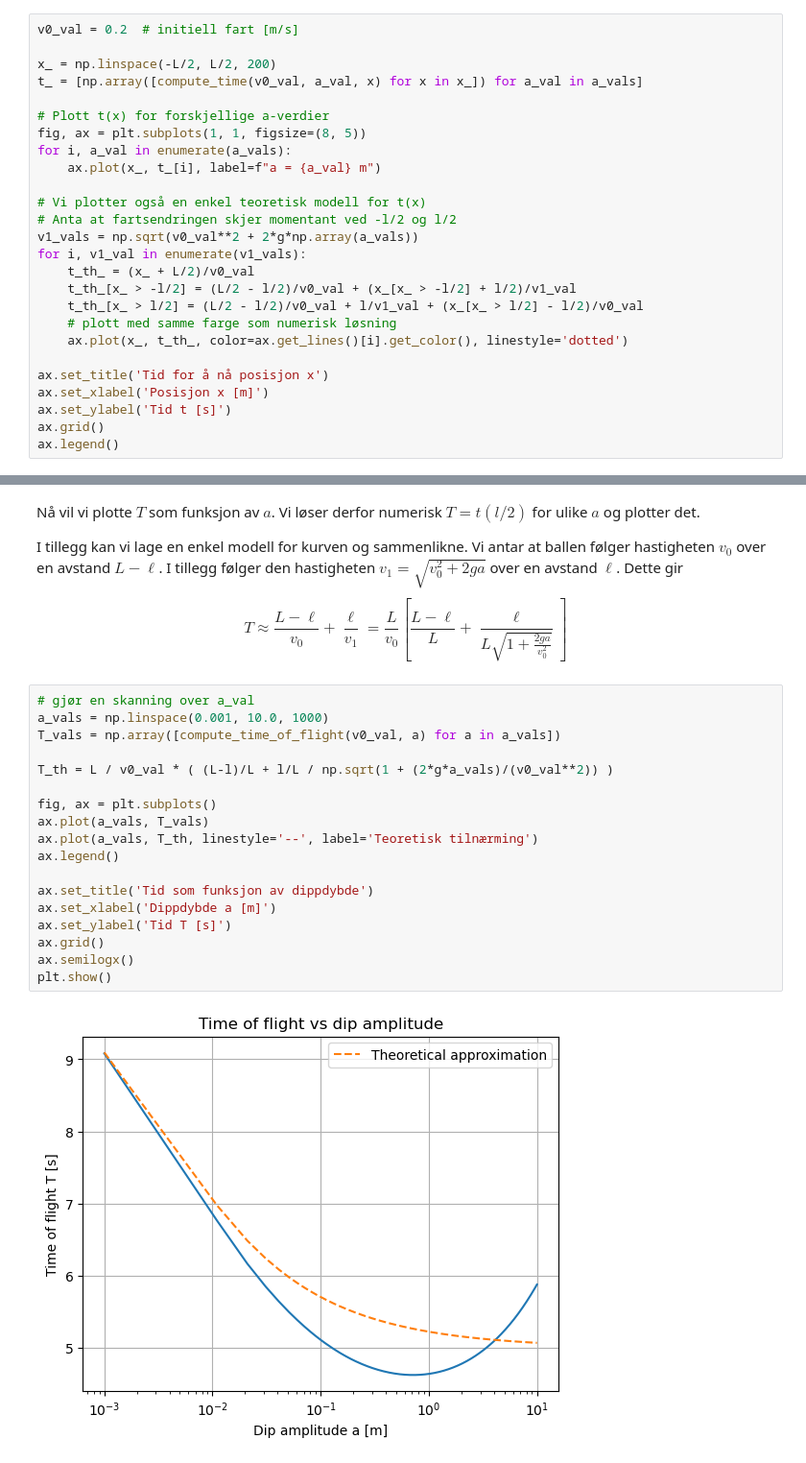
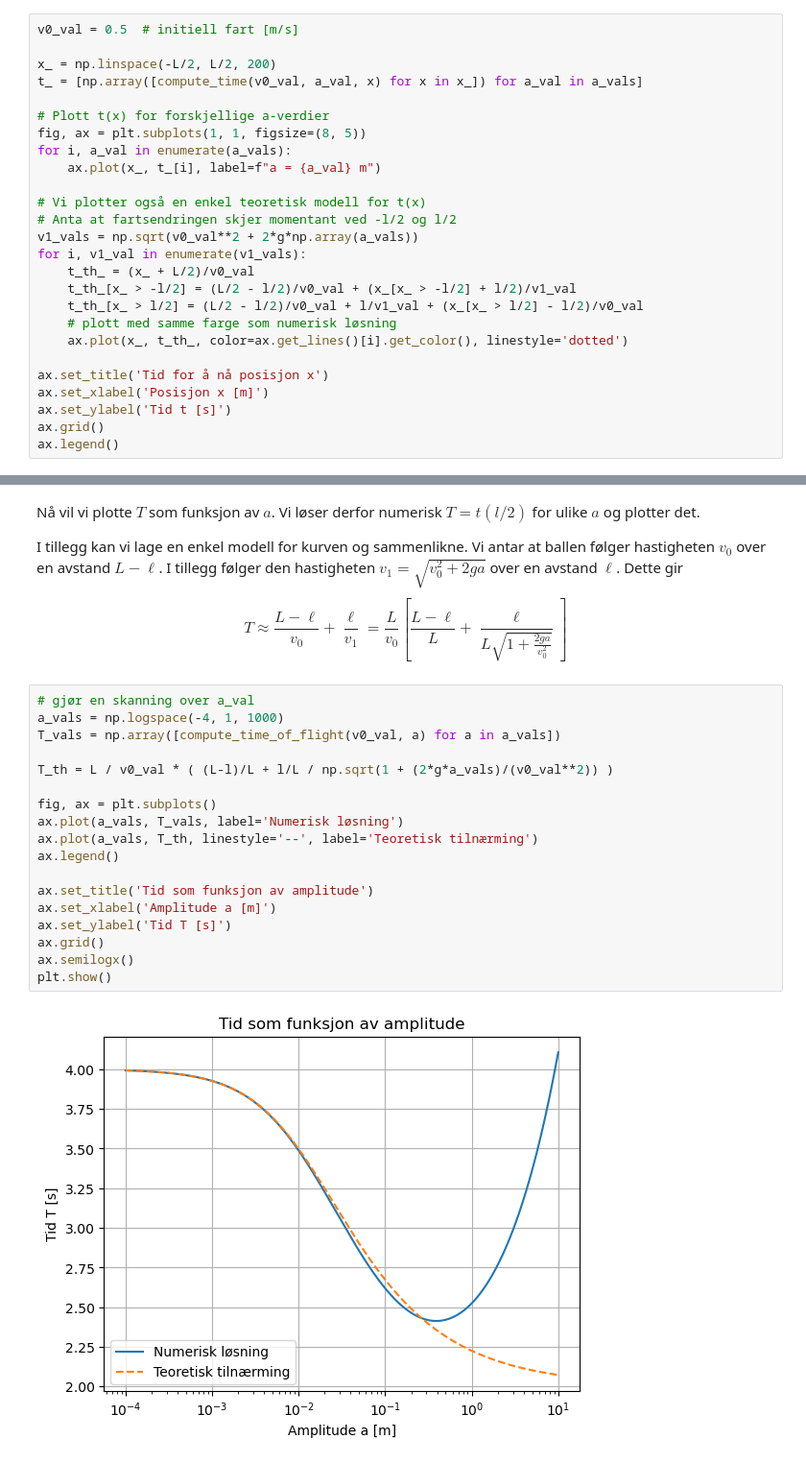
Before and after one commit to gautelinga/fy1020_demos, a Jupyter notebook: demo_1.ipynb, the cells around one changed output, grey strips where cells are left out. Shown at 96% size. Drawn from its saved outputs; the diff is of its cells as text.

```diff
--- a/demo_1.ipynb
+++ b/demo_1.ipynb
@@ -107,5 +109,5 @@ Vi beregner og plotter oppførselen $t (x)$ for ulike verdier av $v_0, a$ og ser
 # %%
-v0_val = 0.2  # initiell fart [m/s]
+v0_val = 0.5  # initiell fart [m/s]
 
 x_ = np.linspace(-L/2, L/2, 200)
 t_ = [np.array([compute_time(v0_val, a_val, x) for x in x_]) for a_val in a_vals]
@@ -216,24 +218,24 @@ Dette gir
 $$ T \approx \frac{L-\ell}{v_0} + \frac{\ell}{v_1} = \frac{L}{v_0} \left[ \frac{L-\ell}{L} + \frac{\ell}{L \sqrt{1 + \frac{2 g a}{v_0^2}}} \right]$$
 # %%
 # gjør en skanning over a_val
-a_vals = np.linspace(0.001, 10.0, 1000)
+a_vals = np.logspace(-4, 1, 1000)
 T_vals = np.array([compute_time_of_flight(v0_val, a) for a in a_vals])
 
 T_th = L / v0_val * ( (L-l)/L + l/L / np.sqrt(1 + (2*g*a_vals)/(v0_val**2)) )
 
 fig, ax = plt.subplots()
-ax.plot(a_vals, T_vals)
+ax.plot(a_vals, T_vals, label='Numerisk løsning')
 ax.plot(a_vals, T_th, linestyle='--', label='Teoretisk tilnærming')
 ax.legend()
 
-ax.set_title('Tid som funksjon av dippdybde')
-ax.set_xlabel('Dippdybde a [m]')
+ax.set_title('Tid som funksjon av amplitude')
+ax.set_xlabel('Amplitude a [m]')
 ax.set_ylabel('Tid T [s]')
 ax.grid()
 ax.semilogx()
 plt.show()
 # %% [output]
-[figure, old version]
+[figure, new version]
 # %% [markdown]
 Vi ser at den numeriske løsningen når et minimum for en gitt amplitude $a$.
 Vi ser at den numeriske løsningen og den teoretiske tilnærmingen stemmer godt overens for små $a$, men avviker for store $a$.
```
Also changed, not shown: parts of 5 cells of this notebook.
